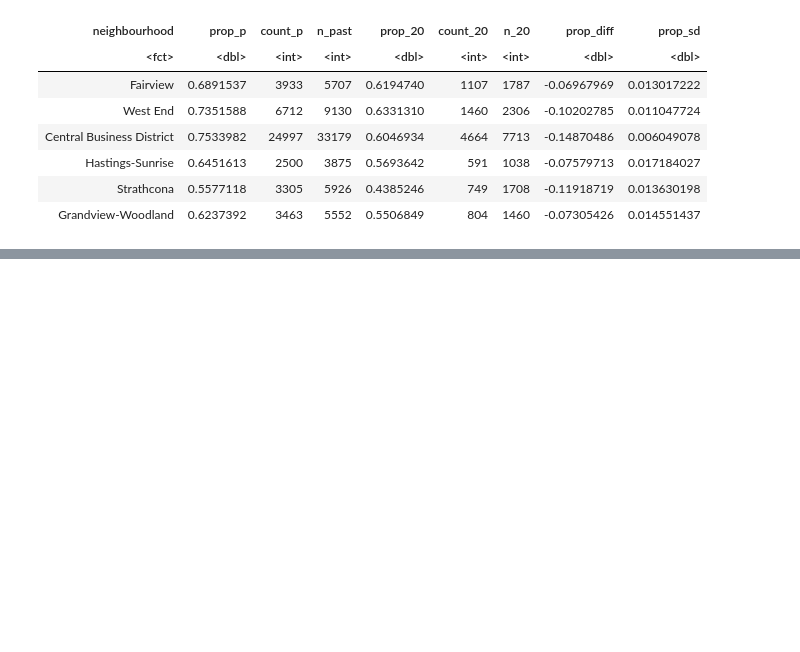
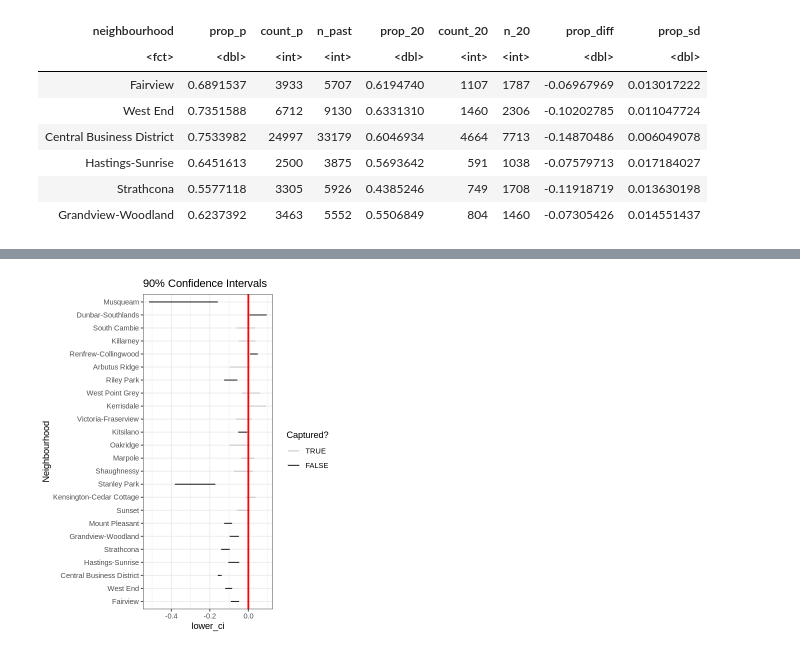
Before and after one commit to adammitha/STAT201-group-project, a Jupyter notebook: confidence interval based on CLT.ipynb, the cells around one changed output, grey strips where cells are left out. Cells and saved outputs as stored; diff of their text form; code cells hidden in the pictures; blank space fills up the shorter version.

```diff
--- a/confidence interval based on CLT.ipynb
+++ b/confidence interval based on CLT.ipynb
@@ -304,0 +277,26 @@ A tibble: 6 × 5
+# %%
+#check if the intervals capture 0 based on 90% confidence interval
+intervals_captured_90 <- theft_crime_prop_diff_ci_90 %>%
+    mutate(captured = (lower_ci <= 0 & 0 <= upper_ci))
+# %%
+#Draw CI plot
+options(repr.plot.width = 5, repr.plot.height = 6)
+
+
+many_ci_plot_90 <- intervals_captured_90 %>%
+    ggplot() +
+    scale_colour_manual(breaks = c("TRUE", "FALSE"), # Change colour scale for better visibility.
+                        values = c("grey", "black")) +
+    geom_segment(aes(x = lower_ci,
+                     xend = upper_ci,
+                     y = neighbourhood,
+                     yend = neighbourhood,
+                     colour = captured)) +
+    geom_vline(xintercept = 0, colour = "red", size = 1) +
+    labs(title = "90% Confidence Intervals",
+         y = "Neighbourhood",
+         colour = "Captured?") +
+    theme_bw()
+many_ci_plot_90
+# %% [output]
+[figure, added]
```
Also changed, not shown: parts of 8 cells of this notebook.
